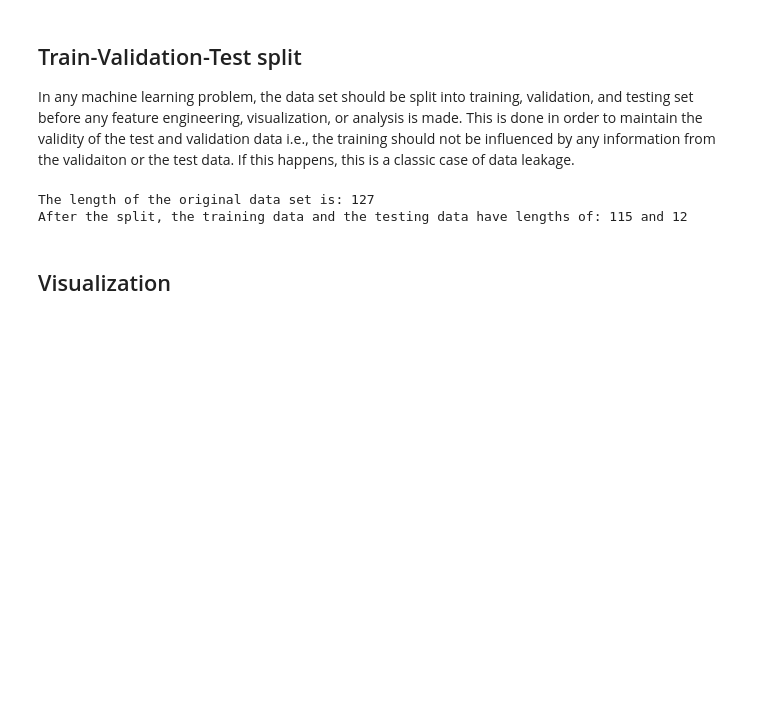
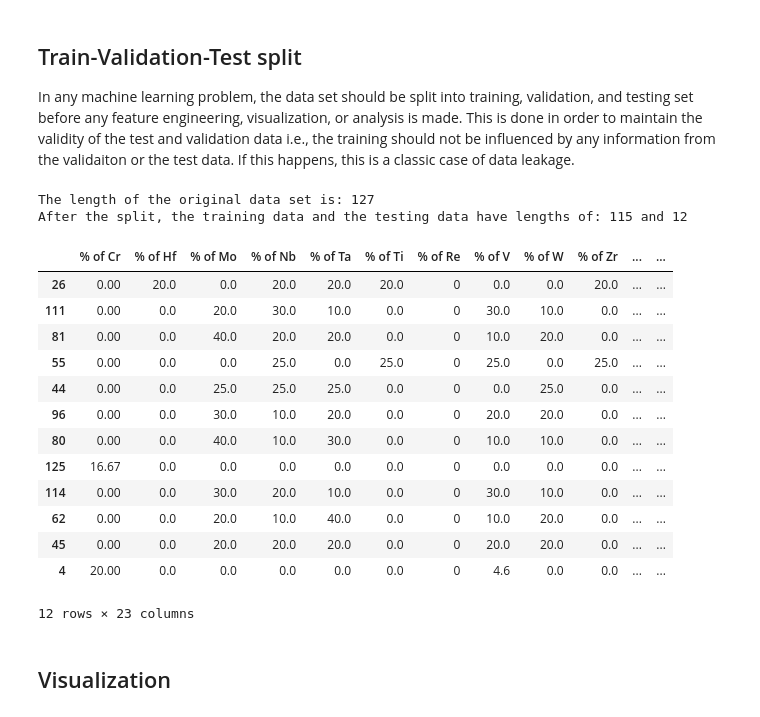
Before and after one commit to being-aerys/Regression_to_Predict_Alloy_Hardness, a Jupyter notebook: Source_Codes/Feature_Engineering_for_Alloys.ipynb, the cells around one changed output. Cells and saved outputs as stored; diff of their text form; code cells hidden in the pictures; blank space fills up the shorter version.

```diff
--- a/Source_Codes/Feature_Engineering_for_Alloys.ipynb
+++ b/Source_Codes/Feature_Engineering_for_Alloys.ipynb
@@ -51,6 +51,23 @@ test_data = original_data.iloc[testing_indices]
 # %% [output]
 The length of the original data set is: 127
 After the split, the training data and the testing data have lengths of: 115 and 12
+# %%
+test_data
+# %% [output]
+|  | % of Cr | % of Hf | % of Mo | % of Nb | % of Ta | % of Ti | % of Re | % of V | % of W | % of Zr | ... | ... |
+| 26 | 0.00 | 20.0 | 0.0 | 20.0 | 20.0 | 20.0 | 0 | 0.0 | 0.0 | 20.0 | ... | ... |
+| 111 | 0.00 | 0.0 | 20.0 | 30.0 | 10.0 | 0.0 | 0 | 30.0 | 10.0 | 0.0 | ... | ... |
+| 81 | 0.00 | 0.0 | 40.0 | 20.0 | 20.0 | 0.0 | 0 | 10.0 | 20.0 | 0.0 | ... | ... |
+| 55 | 0.00 | 0.0 | 0.0 | 25.0 | 0.0 | 25.0 | 0 | 25.0 | 0.0 | 25.0 | ... | ... |
+| 44 | 0.00 | 0.0 | 25.0 | 25.0 | 25.0 | 0.0 | 0 | 0.0 | 25.0 | 0.0 | ... | ... |
+| 96 | 0.00 | 0.0 | 30.0 | 10.0 | 20.0 | 0.0 | 0 | 20.0 | 20.0 | 0.0 | ... | ... |
+| 80 | 0.00 | 0.0 | 40.0 | 10.0 | 30.0 | 0.0 | 0 | 10.0 | 10.0 | 0.0 | ... | ... |
+| 125 | 16.67 | 0.0 | 0.0 | 0.0 | 0.0 | 0.0 | 0 | 0.0 | 0.0 | 0.0 | ... | ... |
+| 114 | 0.00 | 0.0 | 30.0 | 20.0 | 10.0 | 0.0 | 0 | 30.0 | 10.0 | 0.0 | ... | ... |
+| 62 | 0.00 | 0.0 | 20.0 | 10.0 | 40.0 | 0.0 | 0 | 10.0 | 20.0 | 0.0 | ... | ... |
+| 45 | 0.00 | 0.0 | 20.0 | 20.0 | 20.0 | 0.0 | 0 | 20.0 | 20.0 | 0.0 | ... | ... |
+| 4 | 20.00 | 0.0 | 0.0 | 0.0 | 0.0 | 0.0 | 0 | 4.6 | 0.0 | 0.0 | ... | ... |
+12 rows × 23 columns
 # %% [markdown]
 ## Visualization
 # %%
```
Also changed, not shown: parts of 19 cells of this notebook, 1 other file.
